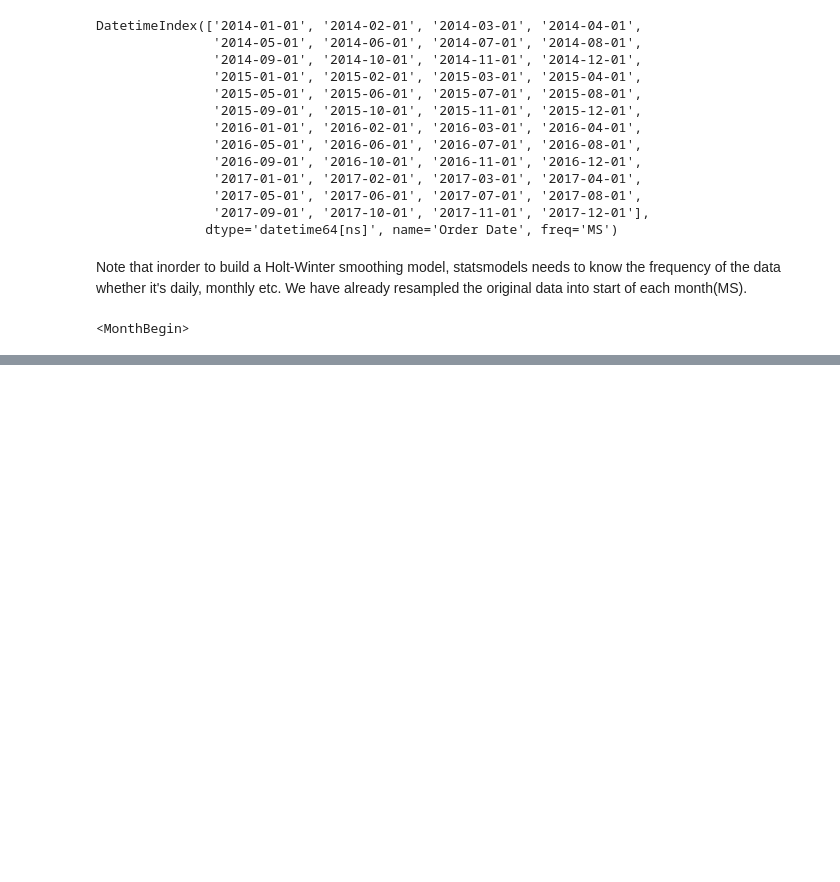
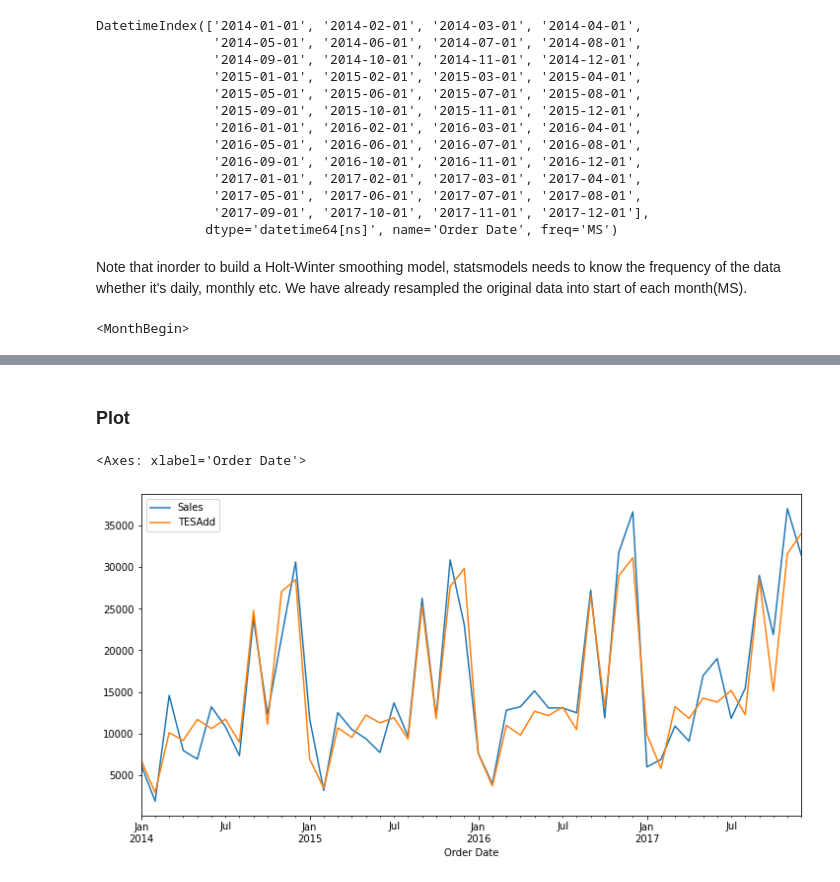
Before and after one commit to ajitsingh98/Time-Series-Analysis-and-Forecasting-with-Python, a Jupyter notebook: Time_Series_Analysis_Sales_Data.ipynb, the cells around one changed output, grey strips where cells are left out. Drawn from its saved outputs; the diff is of its cells as text; code cells hidden in the pictures; blank space fills up the shorter version.

```diff
--- a/Time_Series_Analysis_Sales_Data.ipynb
+++ b/Time_Series_Analysis_Sales_Data.ipynb
@@ -366,0 +525,4 @@ A variatiob of the statsmodels Holt-Winters function provides Simple Exponential
+# %%
+df['TESAdd'] = ExponentialSmoothing(df['Sales'], trend='add', seasonal='add', seasonal_periods=12).fit().fittedvalues
+
+df.head(5)
@@ -366,0 +537,7 @@ A variatiob of the statsmodels Holt-Winters function provides Simple Exponential
+# %% [markdown]
+### Plot
+# %%
+df[['Sales', 'TESAdd']].plot(figsize=(12, 6))
+# %% [output]
+<Axes: xlabel='Order Date'>
+[figure, added]
```
Also changed, not shown: parts of 28 cells of this notebook, 1 other file.
